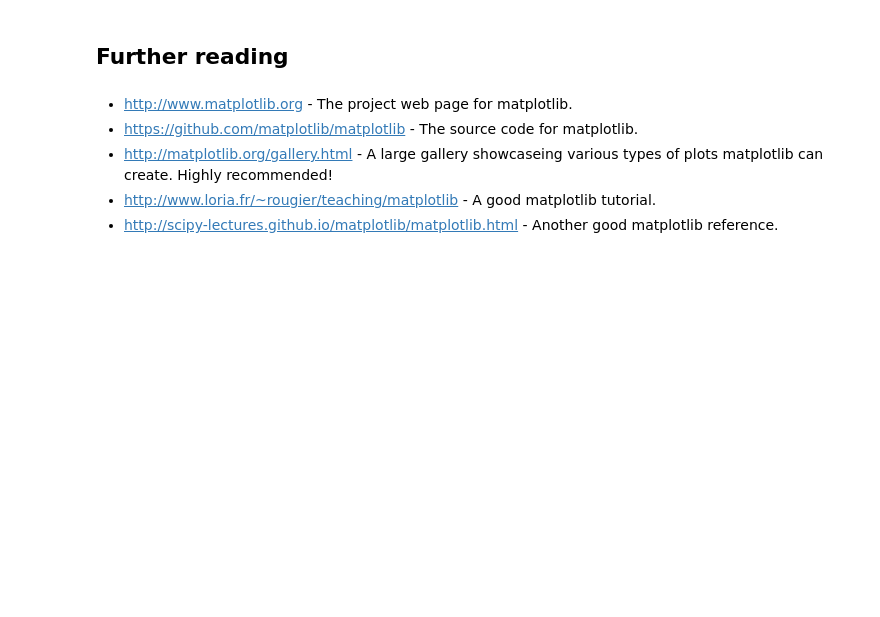
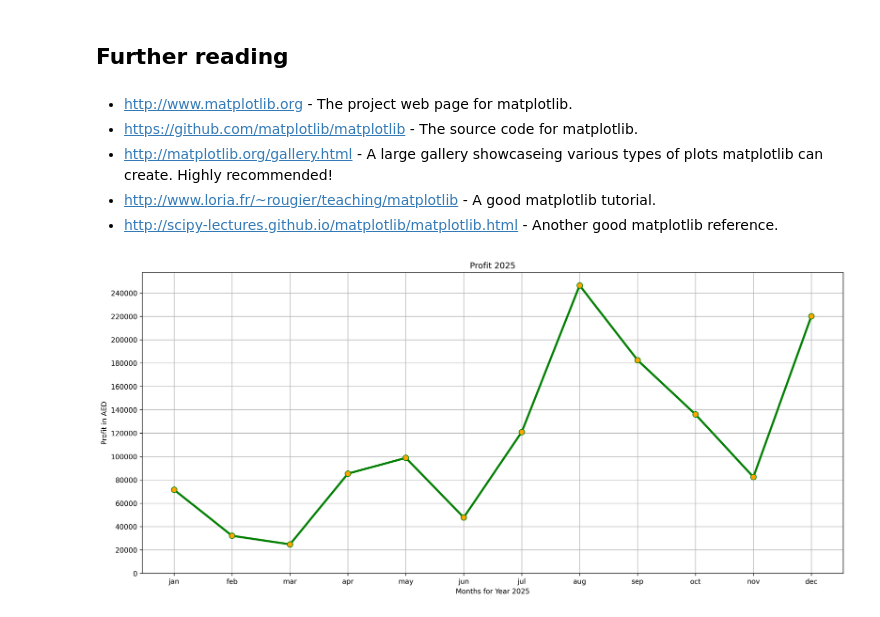
Before and after one commit to Maaz-Bin-Haider/DataScience-and-MachineLearning, a Jupyter notebook: Refactored_Py_DS_ML_Bootcamp-master/05-Data-Visualization-with-Matplotlib/01-Matplotlib Concepts Lecture.ipynb, the cells around one changed output. Saved outputs shown, nothing was run; the diff lists cells and outputs as text; code cells hidden in the pictures; blank space fills up the shorter version.

```diff
--- a/Refactored_Py_DS_ML_Bootcamp-master/05-Data-Visualization-with-Matplotlib/01-Matplotlib Concepts Lecture.ipynb
+++ b/Refactored_Py_DS_ML_Bootcamp-master/05-Data-Visualization-with-Matplotlib/01-Matplotlib Concepts Lecture.ipynb
@@ -479,3 +482,27 @@ plt.boxplot(data,vert=True,patch_artist=True);
 * http://matplotlib.org/gallery.html - A large gallery showcaseing various types of plots matplotlib can create. Highly recommended!
 * http://www.loria.fr/~rougier/teaching/matplotlib - A good matplotlib tutorial.
 * http://scipy-lectures.github.io/matplotlib/matplotlib.html - Another good matplotlib reference.
+# %%
+
+
+x = np.array(['jan','feb','mar','apr','may','jun','jul','aug','sep','oct','nov','dec'])
+y = np.array([71525,32155,24808.82,85314.04,98839.16,47819.52,120894.67,246490.12,182529,136050.44,82414.15,220128.88])
+
+fig = plt.figure(figsize=(14,6),dpi=300)
+
+axes = fig.add_axes([0,0,1,1])
+
+axes.plot(x,y,color='green',lw='3',marker='o',markersize=8, markerfacecolor="orange")
+axes.set_title('Profit 2025')
+
+axes.set_xlabel('Months for Year 2025')
+
+axes.set_yticks(np.arange(0,250000,20000))
+axes.set_ylabel('Profit in AED')
+
+# axes.set_yticks(y)
+fig.tight_layout()
+
+axes.grid(True)
+# %% [output]
+[figure, added]
```
Also changed, not shown: parts of 6 cells of this notebook.
